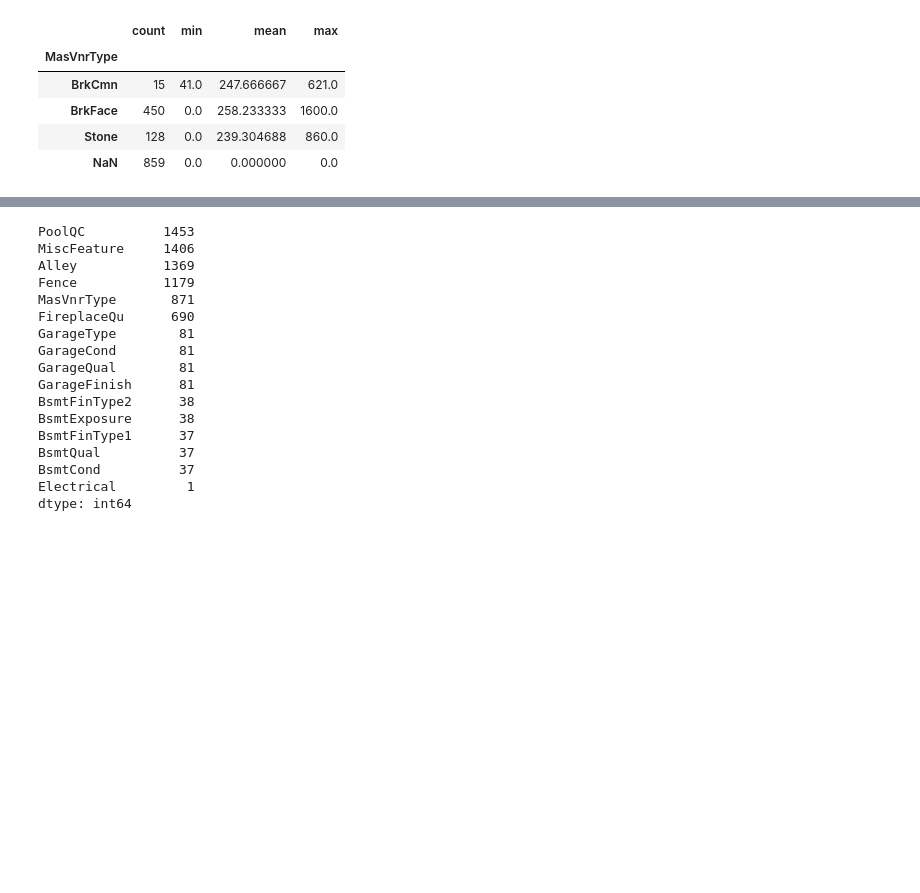
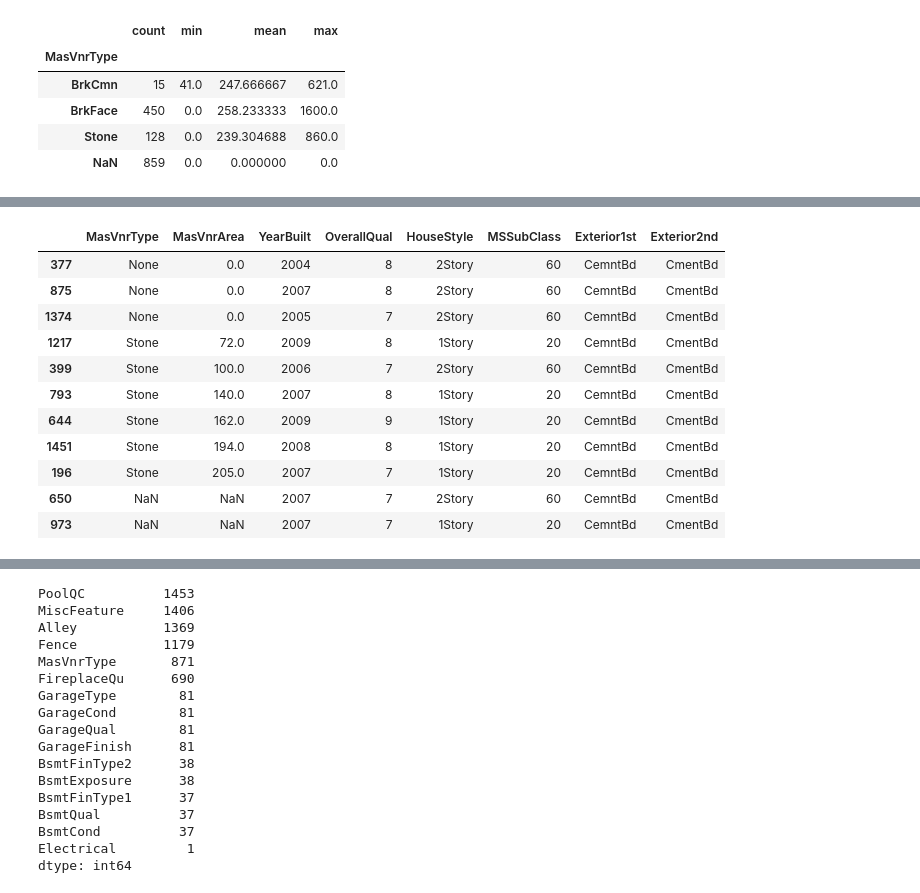
Before and after one commit to kogimurio/house_sales_prediction, a Jupyter notebook: saales_price_predictions.ipynb, the cells around one changed output, grey strips where cells are left out. Drawn from its saved outputs; the diff is of its cells as text; code cells hidden in the pictures; blank space fills up the shorter version.

```diff
--- a/saales_price_predictions.ipynb
+++ b/saales_price_predictions.ipynb
@@ -550,0 +662,19 @@ dataset.groupby('MasVnrType', dropna=False)['MasVnrArea'].agg(
+# %%
+dataset[
+    (dataset['Neighborhood'] == 'Somerst') &
+    (dataset['Exterior1st'] == 'CemntBd') &
+    (dataset['Exterior2nd'] == 'CmentBd')
+][['MasVnrType', 'MasVnrArea', 'YearBuilt', 'OverallQual', 'HouseStyle', 'MSSubClass','Exterior1st', 'Exterior2nd']].sort_values('MasVnrArea')
+# %% [output]
+|  | MasVnrType | MasVnrArea | YearBuilt | OverallQual | HouseStyle | MSSubClass | Exterior1st | Exterior2nd |
+| 377 | None | 0.0 | 2004 | 8 | 2Story | 60 | CemntBd | CmentBd |
+| 875 | None | 0.0 | 2007 | 8 | 2Story | 60 | CemntBd | CmentBd |
+| 1374 | None | 0.0 | 2005 | 7 | 2Story | 60 | CemntBd | CmentBd |
+| 1217 | Stone | 72.0 | 2009 | 8 | 1Story | 20 | CemntBd | CmentBd |
+| 399 | Stone | 100.0 | 2006 | 7 | 2Story | 60 | CemntBd | CmentBd |
+| 793 | Stone | 140.0 | 2007 | 8 | 1Story | 20 | CemntBd | CmentBd |
+| 644 | Stone | 162.0 | 2009 | 9 | 1Story | 20 | CemntBd | CmentBd |
+| 1451 | Stone | 194.0 | 2008 | 8 | 1Story | 20 | CemntBd | CmentBd |
+| 196 | Stone | 205.0 | 2007 | 7 | 1Story | 20 | CemntBd | CmentBd |
+| 650 | NaN | NaN | 2007 | 7 | 2Story | 60 | CemntBd | CmentBd |
+| 973 | NaN | NaN | 2007 | 7 | 1Story | 20 | CemntBd | CmentBd |
```
Also changed, not shown: parts of 15 cells of this notebook.
